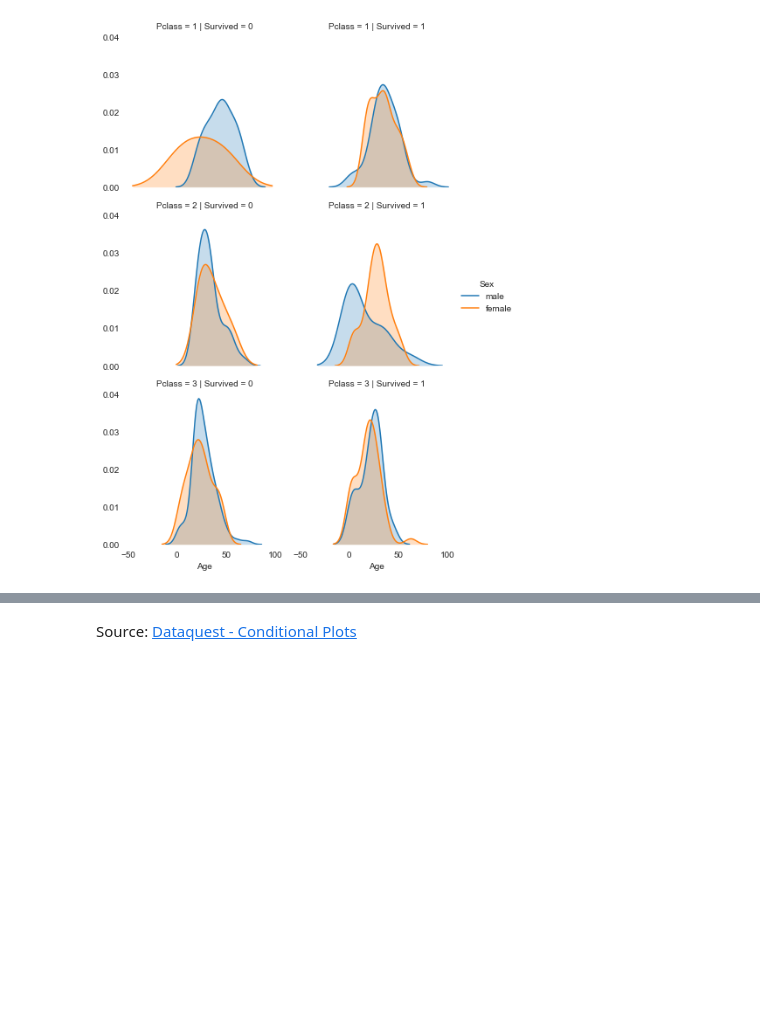
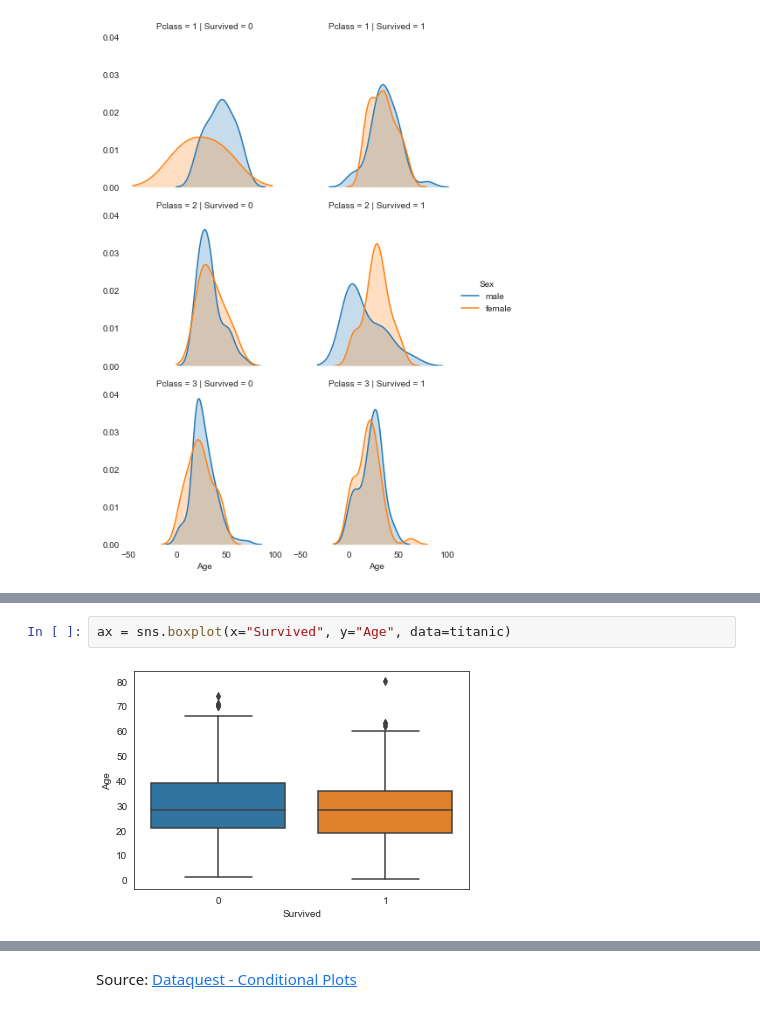
Before and after one commit to kurtsenol/Matplotlib, a Jupyter notebook: Seaborn.ipynb, the cells around one changed output, grey strips where cells are left out. Drawn from its saved outputs; the diff is of its cells as text; blank space fills up the shorter version.

```diff
--- a/Seaborn.ipynb
+++ b/Seaborn.ipynb
@@ -140,0 +159,4 @@ plt.show()
+# %%
+ax = sns.boxplot(x="Survived", y="Age", data=titanic)
+# %% [output]
+[figure, added]
```
Also changed, not shown: parts of 10 cells of this notebook.
